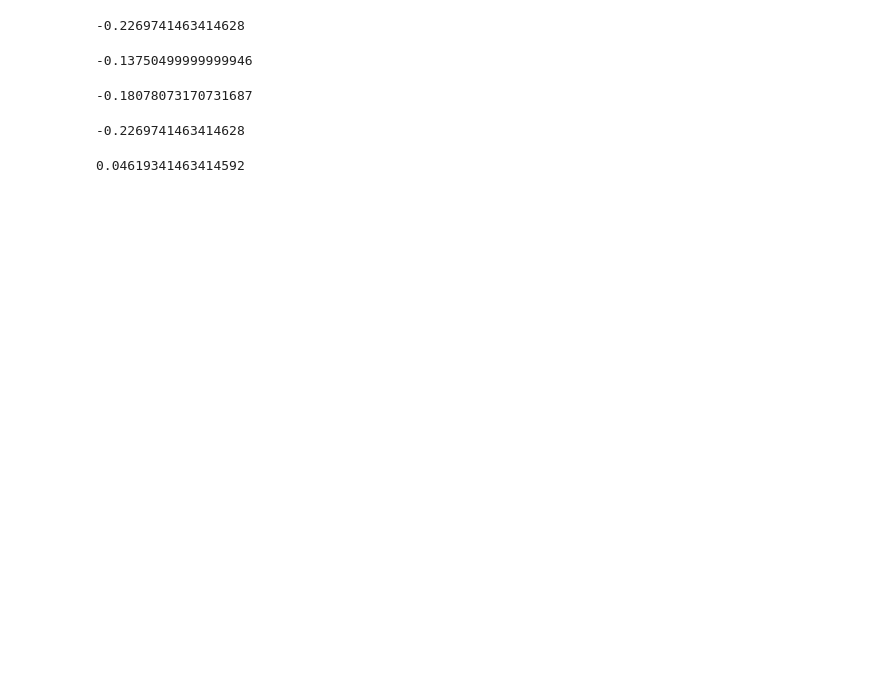
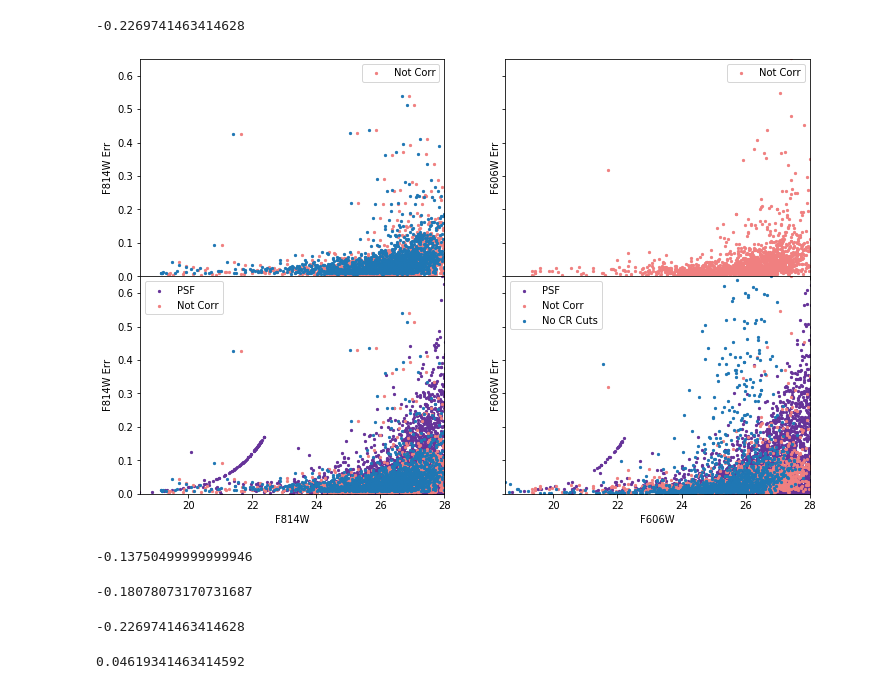
Before and after one commit to hrichstein/treasuryPipeline, a Jupyter notebook: hor1dir2804/checkMatch_and_ZPT.ipynb, the cells around one changed output. Cells and saved outputs as stored; diff of their text form; code cells hidden in the pictures; blank space fills up the shorter version.

```diff
--- a/hor1dir2804/checkMatch_and_ZPT.ipynb
+++ b/hor1dir2804/checkMatch_and_ZPT.ipynb
@@ -43,3 +43,6 @@ flc4_diff_arr_814 = f814w['magDRC_f814w']-f814w['mag4_f814w']
 # %%
 # flcA_diff_arr_814 = f814w['magDRC_f814w']-f814w['mean_f814w']
 flcA_diff_arr_814 = stats.sigmaclip(f814w['magDRC_f814w']-f814w['mean_f814w'],2.5,2.5)
+# %%
+f814w_err_add = np.std(flcA_diff_arr_814[0])/np.sqrt(len(flcA_diff_arr_814[0]))
+f606w_err_add = np.std(flcA_diff_arr_606[0])/np.sqrt(len(flcA_diff_arr_606[0]))
@@ -46,9 +59,68 @@ flcA_diff_arr_814 = stats.sigmaclip(f814w['magDRC_f814w']-f814w['mean_f814w'],2.
+# %%
+new_f814w_err = np.sqrt(flc_no_zpt['stdev_f814w']**2 + f814w_err_add**2)
+new_f606w_err = np.sqrt(flc_no_zpt['stdev_f606w']**2 + f606w_err_add**2)
 # %%
 test = stats.sigmaclip(flcA_diff_arr_814,2.5,2.5)
 # %%
 np.mean(test[0])
 # %% [output]
 -0.2269741463414628
+# %%
+fig, ((ax1,ax2),(ax3,ax4)) = plt.subplots(2,2,figsize=(12,8),sharex=True,sharey=True)
+
+# ax1.scatter(sc_mean_814_all,std_814_all,s=5,label='ZPT Corr')
+ax1.scatter(flc_no_zpt['mean_f814w'],flc_no_zpt['stdev_f814w'],s=5,label='Not Corr',color='lightcoral')
+ax1.scatter(flc_no_zpt['mean_f814w']+magA_814_corr, new_f814w_err,s=5)
+# ax1.scatter(flc_orig['mean_f814w'],flc_orig['stdev_f814w'],s=5,label='No CR Cuts')
+# ax1.scatter(nov['median_f814w'],nov['stdev_f814w'],s=5)
+
+# ax2.scatter(sc_mean_606_all,std_606_all,s=5,label='ZPT Corr')
+ax2.scatter(flc_no_zpt['mean_f606w'],flc_no_zpt['stdev_f606w'],s=5,label='Not Corr',color='lightcoral')
+# ax2.scatter(flc_orig['mean_f606w'],flc_orig['stdev_f606w'],s=5,label='No CR Cuts')
+# ax2.scatter(nov['median_f606w'],nov['stdev_f606w'],s=5)
+
+ax3.scatter(psf['m814c'],psf['s814'],s=5,color='rebeccapurple',label='PSF')
+ax3.scatter(flc_no_zpt['mean_f814w'],flc_no_zpt['stdev_f814w'],s=5,label='Not Corr',color='lightcoral')
+ax3.scatter(flc_no_zpt['mean_f814w']+magA_814_corr, new_f814w_err,s=5)
+# ax3.scatter(sc_mean_814_all,std_814_all,s=5,label='ZPT Corr')
+# ax3.scatter(drc_orig['magRaw_i'],drc_orig['magErr_i'],s=5)
+# ax3.scatter(flc_orig['mean_f814w'],flc_orig['stdev_f814w'],s=5,label='No CR Cuts')
+# ax3.scatter(nov['median_f814w'],nov['stdev_f814w'],s=5)
+
+
+ax4.scatter(psf['m606c'],psf['s606'],s=5,color='rebeccapurple',label='PSF')
+ax4.scatter(flc_no_zpt['mean_f606w'],flc_no_zpt['stdev_f606w'],s=5,label='Not Corr',color='lightcoral')
+# ax4.scatter(sc_mean_606_all,std_606_all,s=5,label='ZPT Corr')
+# ax4.scatter(drc_orig['magRaw_v'],drc_orig['magErr_v'],s=5)
+ax4.scatter(flc_orig['mean_f606w'],flc_orig['stdev_f606w'],s=5,label='No CR Cuts')
+# ax4.scatter(nov['median_f606w'],nov['stdev_f606w'],s=5)
+
+
+ax1.set_xlim(18.5,28)
+ax1.set_ylim(0,0.65)
+
+ax1.legend()
+ax2.legend()
+ax3.legend()
+ax4.legend()
+
+ax1.set_ylabel('F814W Err')
+ax2.set_ylabel('F606W Err')
+
+ax3.set_ylabel('F814W Err')
+ax4.set_ylabel('F606W Err')
+
+ax1.set_xlabel('F814W')
+ax2.set_xlabel('F606W')
+
+ax3.set_xlabel('F814W')
+ax4.set_xlabel('F606W')
+
+plt.subplots_adjust(hspace=0)
+
+plt.show()
+# %% [output]
+[figure, added]
 # %%
 np.mean(flcA_diff_arr_814)
 # %% [output]
```
Also changed, not shown: parts of 2 cells of this notebook, 4 other files.
